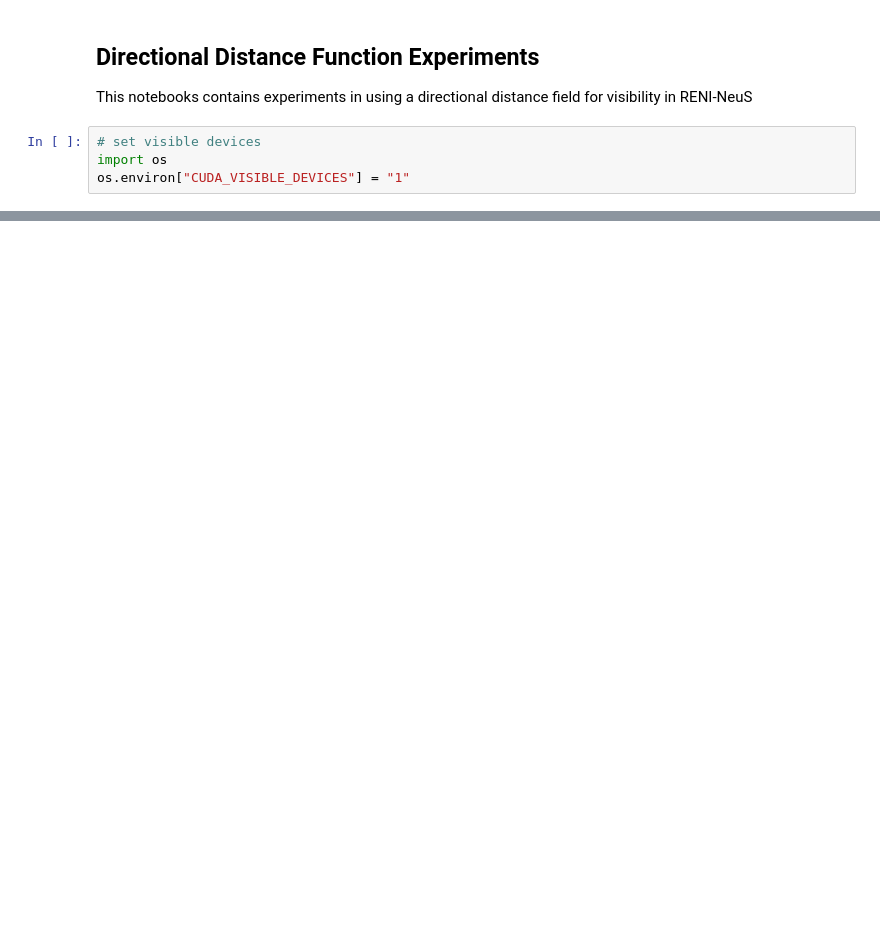
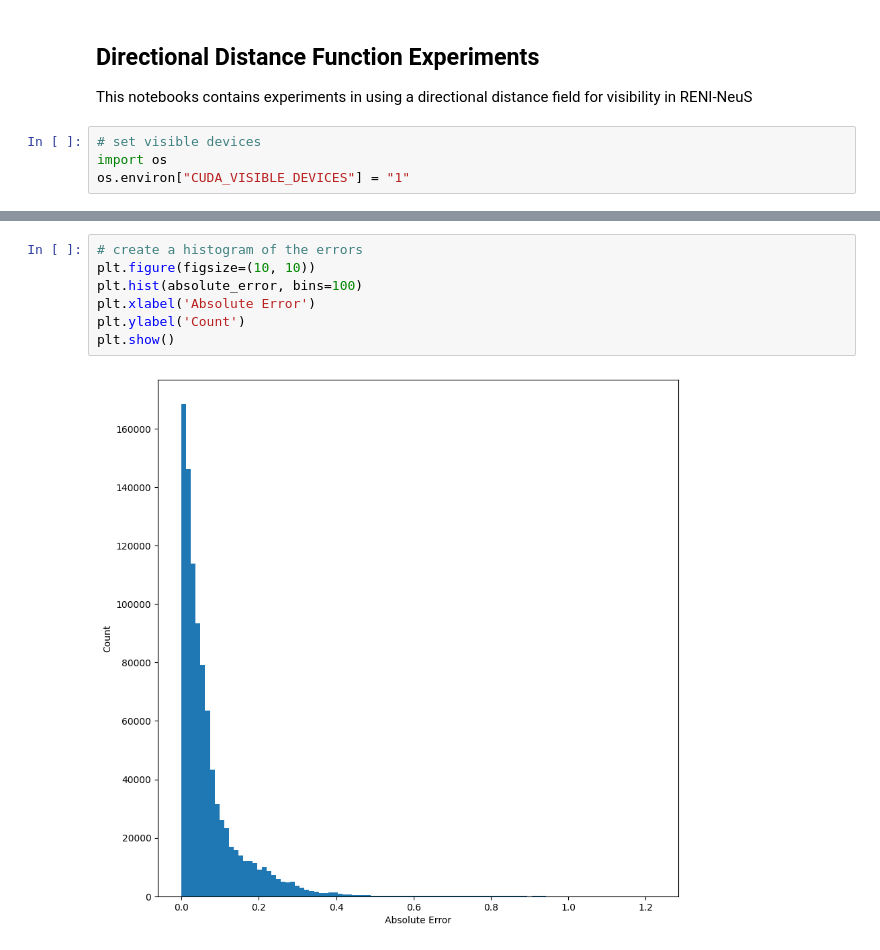
Before and after one commit to JADGardner/neusky, a Jupyter notebook: notebooks/ddf.ipynb, the cells around one changed output, grey strips where cells are left out. Drawn from its saved outputs; the diff is of its cells as text; blank space fills up the shorter version.

```diff
--- a/notebooks/ddf.ipynb
+++ b/notebooks/ddf.ipynb
@@ -171,0 +150,9 @@ plt.imshow(outputs['rgb'].cpu().numpy())
+# %%
+# create a histogram of the errors
+plt.figure(figsize=(10, 10))
+plt.hist(absolute_error, bins=100)
+plt.xlabel('Absolute Error')
+plt.ylabel('Count')
+plt.show()
+# %% [output]
+[figure, added]
```
Also changed, not shown: parts of 15 cells of this notebook, 14 other files.
